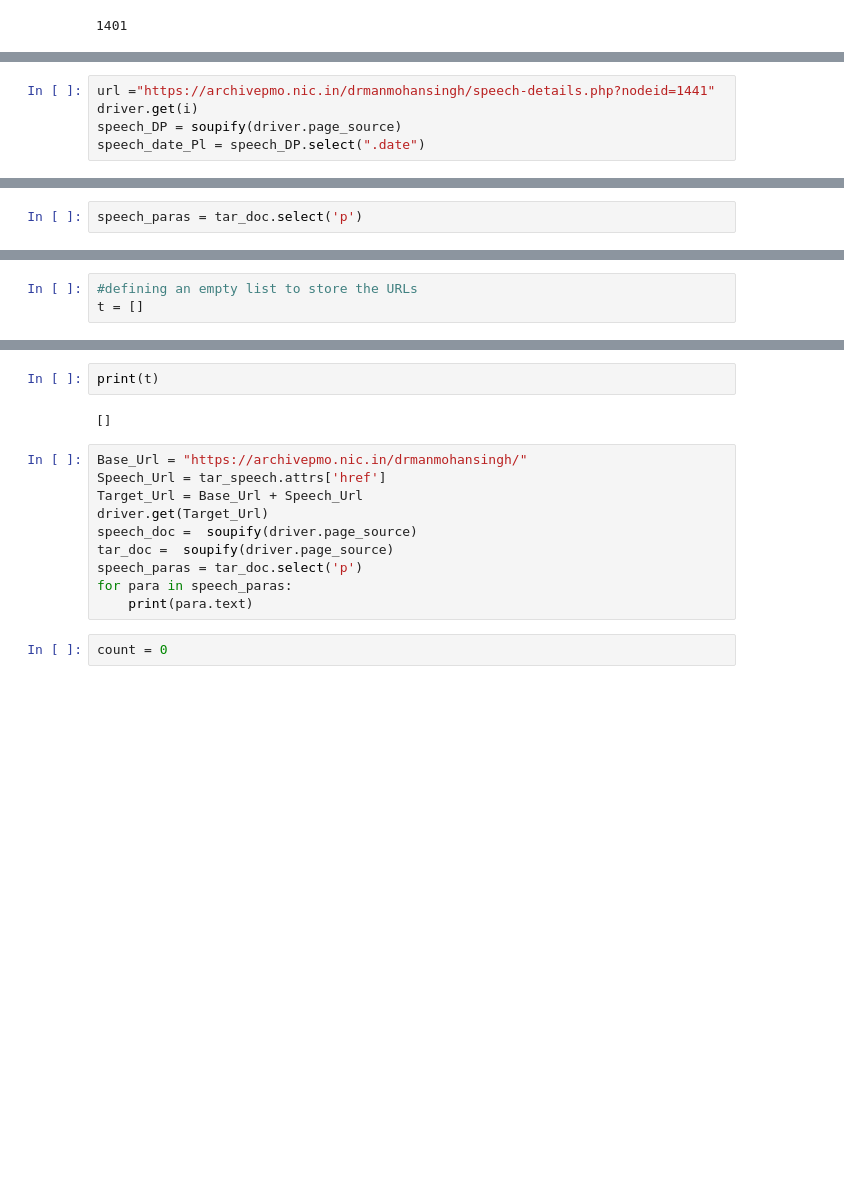
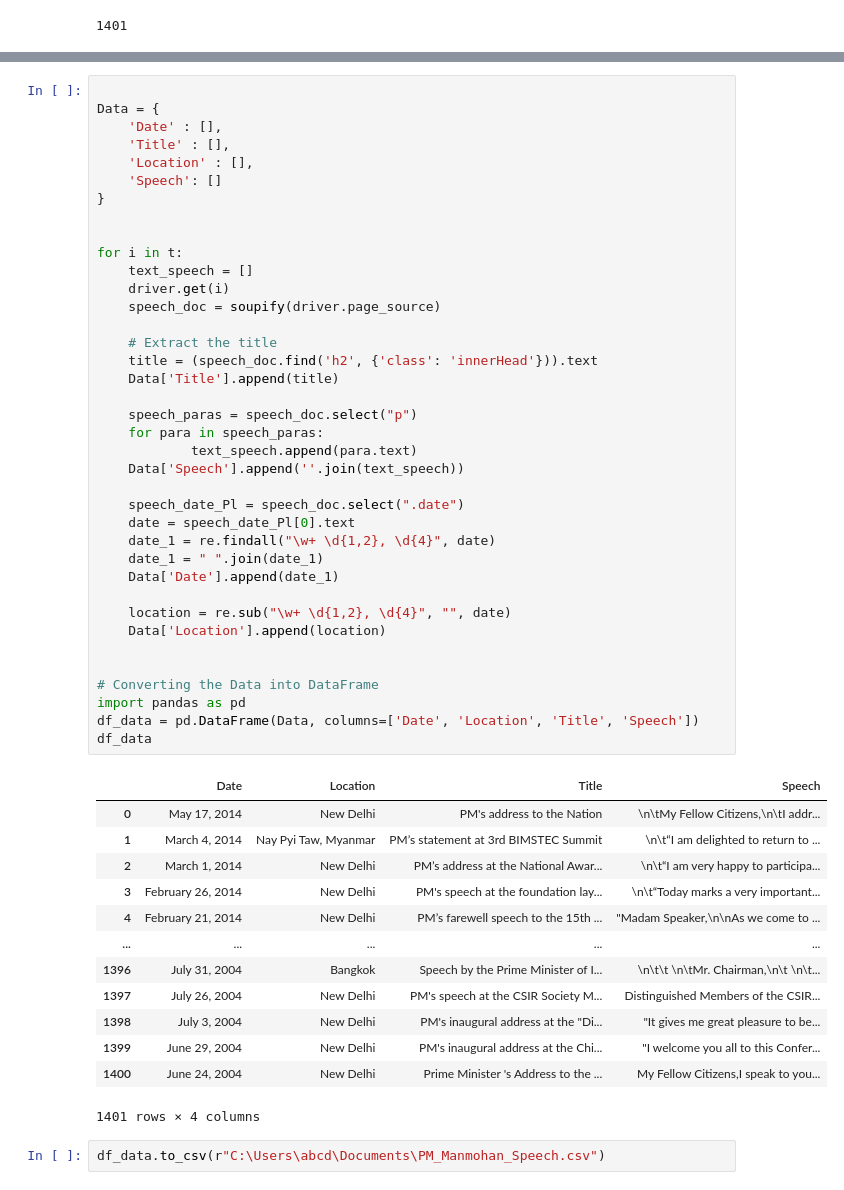
Before and after one commit to ohhlalit/CP, a Jupyter notebook: PYTHON_MY_CODES.ipynb, the cells around one changed output, grey strips where cells are left out. Saved outputs shown, nothing was run; the diff lists cells and outputs as text; blank space fills up the shorter version.

```diff
--- a/PYTHON_MY_CODES.ipynb
+++ b/PYTHON_MY_CODES.ipynb
@@ -230,5 +107,0 @@ Date_Place
-# %%
-url ="https://archivepmo.nic.in/drmanmohansingh/speech-details.php?nodeid=1441"
-driver.get(i)
-speech_DP = soupify(driver.page_source)
-speech_date_Pl = speech_DP.select(".date")
@@ -347,2 +107,0 @@ tar_doc =  soupify(driver.page_source)
-# %%
-speech_paras = tar_doc.select('p')
@@ -370,3 +107,0 @@ National Informatics Centre.
-# %%
-#defining an empty list to store the URLs
-t = []
@@ -386,16 +108,54 @@ for k in range(len(speeches)):
-# %%
-print(t)
-# %% [output]
-[]
-# %%
-Base_Url = "https://archivepmo.nic.in/drmanmohansingh/"
-Speech_Url = tar_speech.attrs['href']
-Target_Url = Base_Url + Speech_Url
-driver.get(Target_Url)
-speech_doc =  soupify(driver.page_source)
-tar_doc =  soupify(driver.page_source)
-speech_paras = tar_doc.select('p')
-for para in speech_paras:
-    print(para.text)
-# %%
-count = 0
+# %%
+
+Data = {
+    'Date' : [],
+    'Title' : [],
+    'Location' : [],
+    'Speech': []
+}
+
+
+for i in t:
+    text_speech = []
+    driver.get(i)
+    speech_doc = soupify(driver.page_source)
+
+    # Extract the title
+    title = (speech_doc.find('h2', {'class': 'innerHead'})).text
+    Data['Title'].append(title)
+
+    speech_paras = speech_doc.select("p")
+    for para in speech_paras:
+            text_speech.append(para.text)
+    Data['Speech'].append(''.join(text_speech))
+
+    speech_date_Pl = speech_doc.select(".date")
+    date = speech_date_Pl[0].text
+    date_1 = re.findall("\w+ \d{1,2}, \d{4}", date)
+    date_1 = " ".join(date_1)
+    Data['Date'].append(date_1)
+
+    location = re.sub("\w+ \d{1,2}, \d{4}", "", date)
+    Data['Location'].append(location)
+
+
+# Converting the Data into DataFrame
+import pandas as pd
+df_data = pd.DataFrame(Data, columns=['Date', 'Location', 'Title', 'Speech'])
+df_data
+# %% [output]
+|  | Date | Location | Title | Speech |
+| 0 | May 17, 2014 | New Delhi | PM's address to the Nation | \n\tMy Fellow Citizens,\n\tI addr... |
+| 1 | March 4, 2014 | Nay Pyi Taw, Myanmar | PM’s statement at 3rd BIMSTEC Summit | \n\t“I am delighted to return to ... |
+| 2 | March 1, 2014 | New Delhi | PM’s address at the National Awar... | \n\t“I am very happy to participa... |
+| 3 | February 26, 2014 | New Delhi | PM's speech at the foundation lay... | \n\t“Today marks a very important... |
+| 4 | February 21, 2014 | New Delhi | PM’s farewell speech to the 15th ... | "Madam Speaker,\n\nAs we come to ... |
+| ... | ... | ... | ... | ... |
+| 1396 | July 31, 2004 | Bangkok | Speech by the Prime Minister of I... | \n\t\t \n\tMr. Chairman,\n\t \n\t... |
+| 1397 | July 26, 2004 | New Delhi | PM's speech at the CSIR Society M... | Distinguished Members of the CSIR... |
+| 1398 | July 3, 2004 | New Delhi | PM's inaugural address at the "Di... | "It gives me great pleasure to be... |
+| 1399 | June 29, 2004 | New Delhi | PM's inaugural address at the Chi... | "I welcome you all to this Confer... |
+| 1400 | June 24, 2004 | New Delhi | Prime Minister 's Address to the ... | My Fellow Citizens,I speak to you... |
+1401 rows × 4 columns
+# %%
+df_data.to_csv(r"C:\Users\abcd\Documents\PM_Manmohan_Speech.csv")
```
Also changed, not shown: parts of 35 cells of this notebook.
